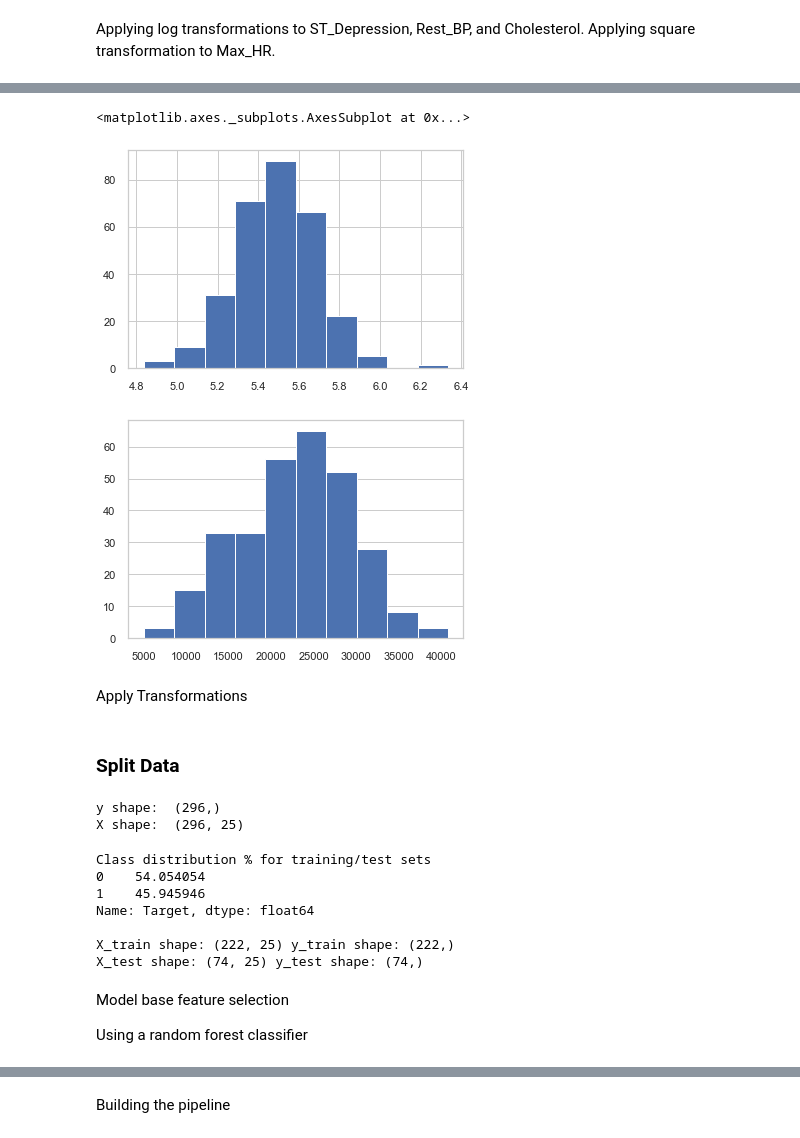
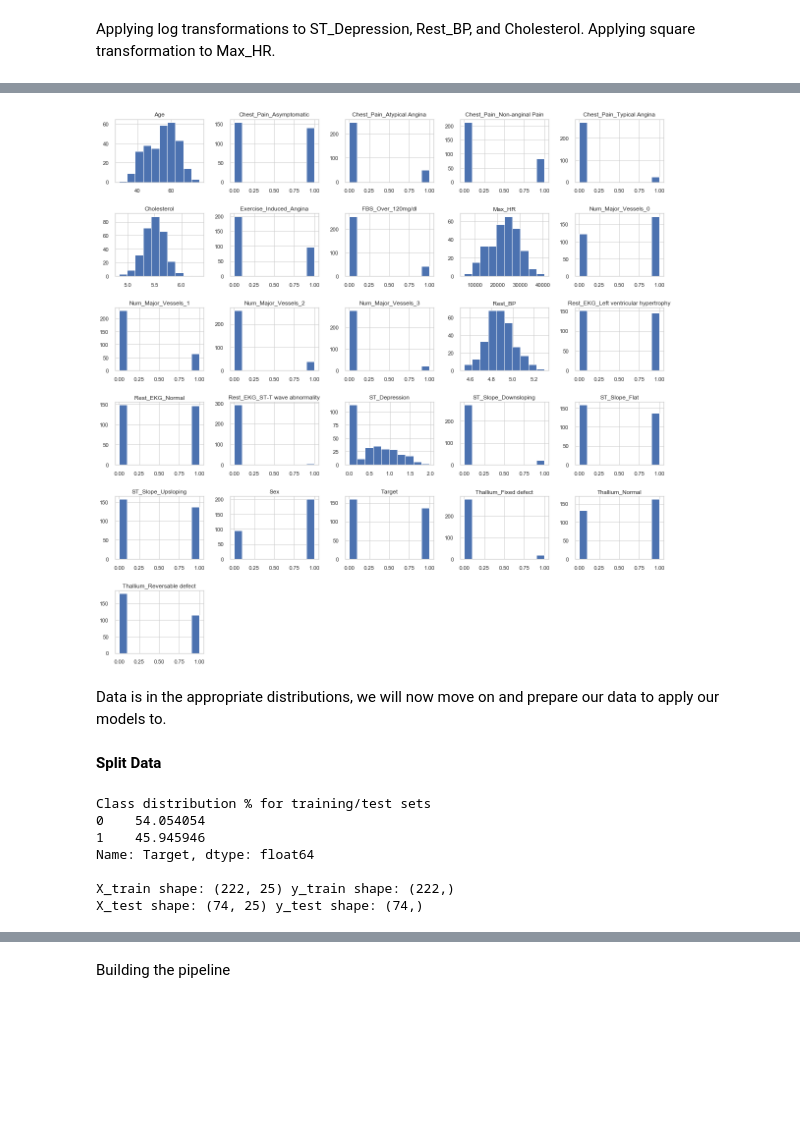
Before and after one commit to KishenSharma6/HeartDisease-Classification, a Jupyter notebook: Heart Disease - Classification.ipynb, the cells around one changed output, grey strips where cells are left out. Cells and saved outputs as stored; diff of their text form; code cells hidden in the pictures; blank space fills up the shorter version.

```diff
--- a/Heart Disease - Classification.ipynb
+++ b/Heart Disease - Classification.ipynb
@@ -526,31 +498,21 @@ k = np.log(dummies['Rest_BP']).hist(bins=10, figsize=(8,5))
-# %%
-np.log(dummies.Cholesterol).hist()
-# %% [output]
-<matplotlib.axes._subplots.AxesSubplot at 0x...>
-[figure, removed]
-# %%
-np.square(dummies.Max_HR).hist()
-plt.grid(False, axis = 'x')
-# %% [output]
-[figure, removed]
-# %% [markdown]
-Apply Transformations
 # %%
-dummies.ST_Depression = np.log(dummies.ST_Depression+1)
-dummies.Rest_BP = np.log(dummies.Rest_BP)
-dummies.Cholesterol = np.log(dummies.Cholesterol)
-dummies.Max_HR= np.square(dummies.Max_HR)
+#Apply log transformations
+df.ST_Depression = np.log(df.ST_Depression + 1)
+df.Rest_BP = np.log(df.Rest_BP)
+df.Cholesterol = np.log(df.Cholesterol)
+
+#Apply square transformation
+df.Max_HR= np.square(df.Max_HR)
+
+#Plot
+df.hist(figsize=(20,20))
+
+#Add space between subplots
+plt.subplots_adjust(hspace=0.5);
+# %% [output]
+[figure, added]
+# %% [markdown]
+Data is in the appropriate distributions, we will now move on and prepare our data to apply our models to.
 # %% [markdown]
-### Split Data
+**Split Data**
-# %%
-#Seperate training/validation data from target. Convert into arrays
-y= dummies.Target
-X= dummies.drop(columns=['Target'])
-
-#Check Shape
-print('y shape: ',y.shape)
-print('X shape: ',X.shape)
-# %% [output]
-y shape:  (296,)
-X shape:  (296, 25)
 # %%
@@ -575,7 +542,3 @@ Name: Target, dtype: float64
 
 X_train shape: (222, 25) y_train shape: (222,)
 X_test shape: (74, 25) y_test shape: (74,)
-# %% [markdown]
-Model base feature selection
-
-Using a random forest classifier
```
Also changed, not shown: parts of 41 cells of this notebook.
